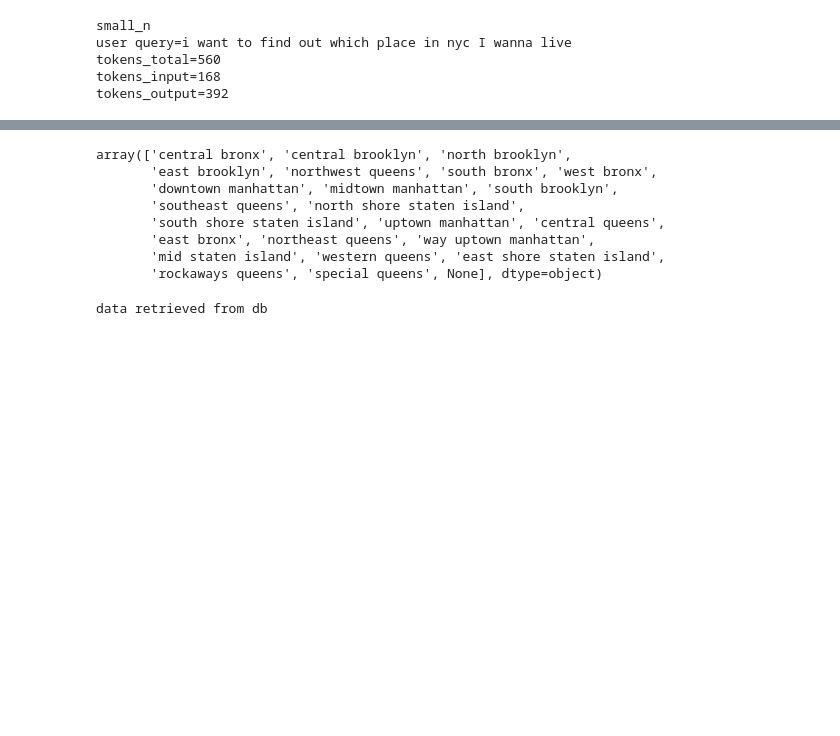
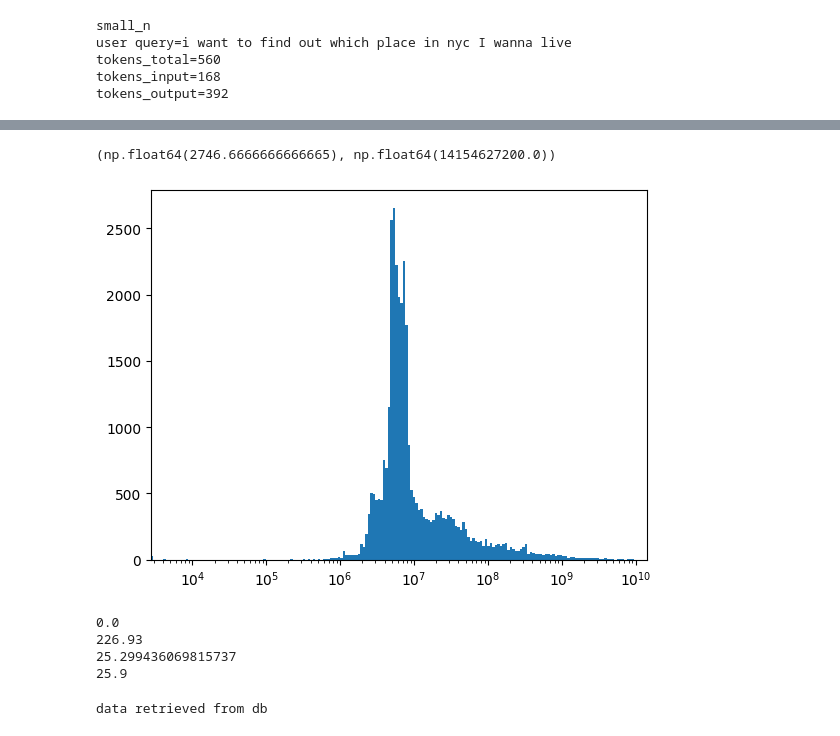
Before and after one commit to daegeun-kim/GeoEstateChat, a Jupyter notebook: notebooks/tests.ipynb, the cells around one changed output, grey strips where cells are left out. Drawn from its saved outputs; the diff is of its cells as text; code cells hidden in the pictures; blank space fills up the shorter version.

Commit message:
histogram added, with colors

```diff
--- a/notebooks/tests.ipynb
+++ b/notebooks/tests.ipynb
@@ -100,14 +100,27 @@ gdf
 # %%
-gdf['large_n'].unique()
+import numpy as np
+
+data = gdf.loc[gdf['bld_value_2025']>0, 'bld_value_2025']
+
+bins = np.logspace(np.log10(data.min()), np.log10(data.max()), 200)
+plt.hist(data, bins=bins)
+# plt.hist(data, bins=500)
+
+plt.xscale('log')
+plt.xlim(data.min(), data.max())
 # %% [output]
-array(['central bronx', 'central brooklyn', 'north brooklyn',
-       'east brooklyn', 'northwest queens', 'south bronx', 'west bronx',
-       'downtown manhattan', 'midtown manhattan', 'south brooklyn',
-       'southeast queens', 'north shore staten island',
-       'south shore staten island', 'uptown manhattan', 'central queens',
-       'east bronx', 'northeast queens', 'way uptown manhattan',
-       'mid staten island', 'western queens', 'east shore staten island',
-       'rockaways queens', 'special queens', None], dtype=object)
+(np.float64(2746.6666666666665), np.float64(14154627200.0))
+[figure, added]
+# %%
+print(gdf['heightroof'].min())
+print(gdf['heightroof'].max())
+print(gdf['heightroof'].mean())
+print(gdf['heightroof'].median())
+# %% [output]
+0.0
+226.93
+25.299436069815737
+25.9
 # %%
 import pandas as pd
 from sqlalchemy import create_engine
```
Also changed, not shown: parts of 1 cell of this notebook, 3 other files.
